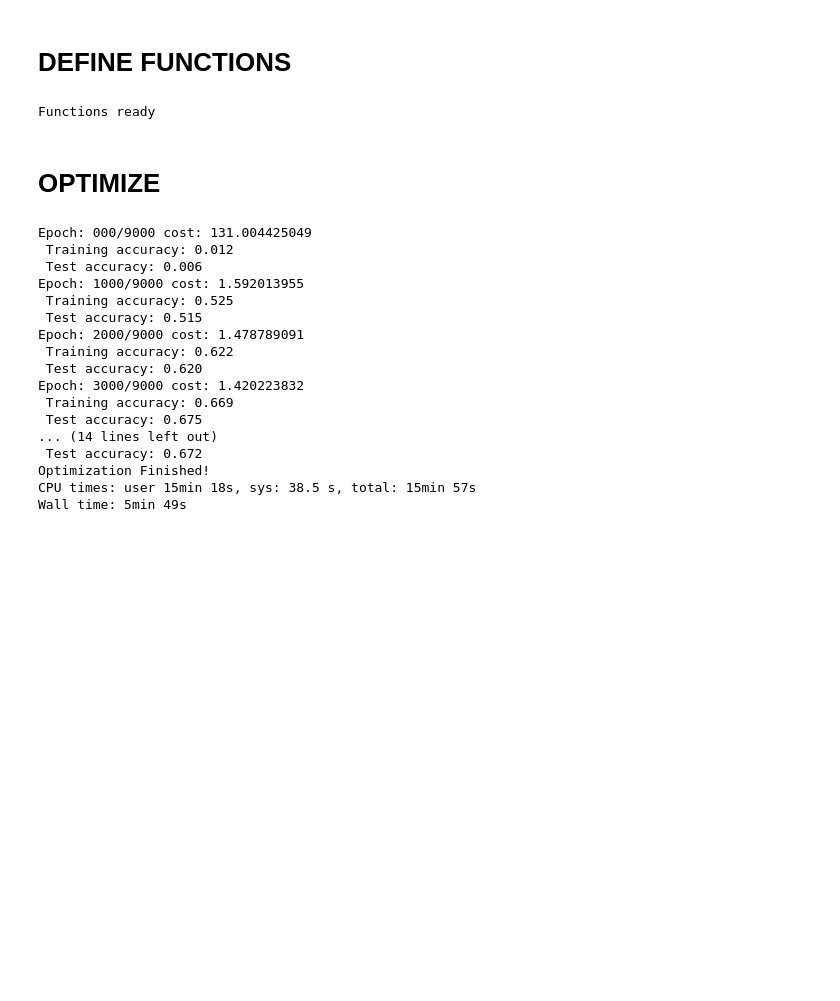
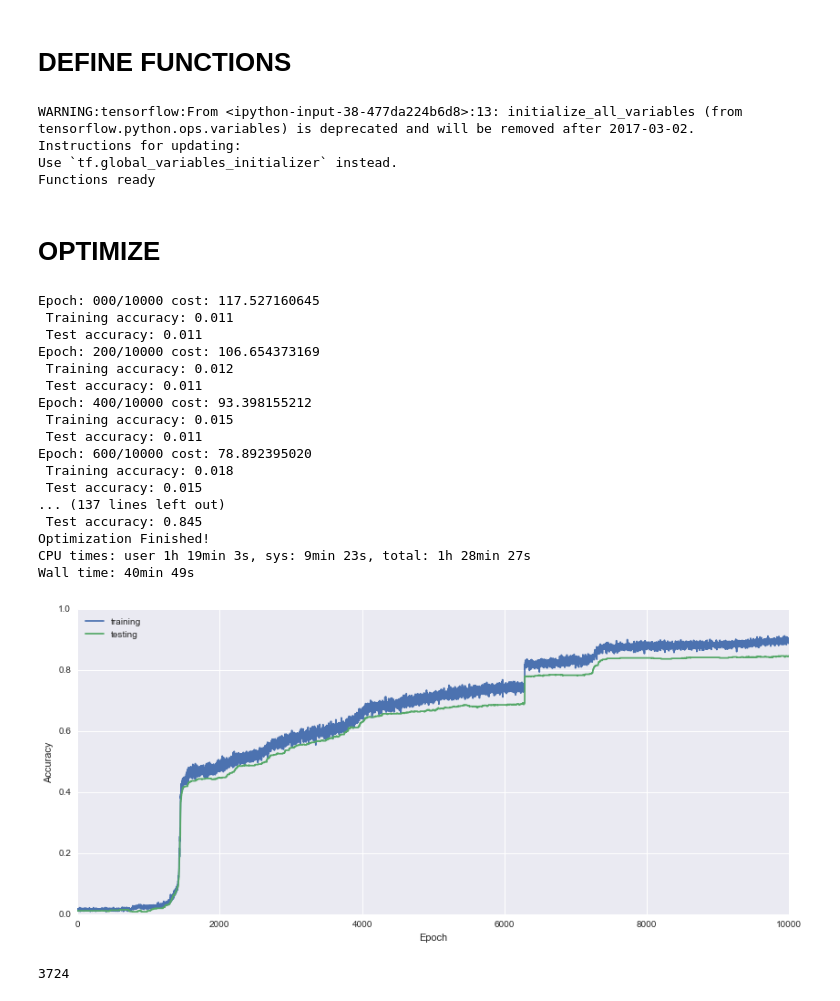
Before and after one commit to ElanaPearl/cs181-practicals, a Jupyter notebook: p2/Practical_2_NN.ipynb, the cells around one changed output. Saved outputs shown, nothing was run; the diff lists cells and outputs as text; code cells hidden in the pictures; blank space fills up the shorter version.

Commit message:
updating Practical_2_NN to plot train/test accuracy

```diff
--- a/p2/Practical_2_NN.ipynb
+++ b/p2/Practical_2_NN.ipynb
@@ -41,7 +44,7 @@ if testing:
 else:
     train_data = X_train
     test_data = X_test
-    train_label=Y_one_hot
+    train_label=Y_one_hot_train
 # %%
 ntrain = train_data.shape[0]
 dim = train_data.shape[1]
@@ -61,10 +64,10 @@ print ("%d classes" % (nclass))
 # %%
 tf.set_random_seed(0)
 # Parameters
-learning_rate   = 0.001
-training_epochs = 4000
+learning_rate   = 0.00001
+training_epochs = 10000
 batch_size      = ntrain
-display_step    = 1000
+display_step    = 200
 
 # Network Parameters
 n_hidden_1 = 50 # 1st layer num features
@@ -102,7 +105,7 @@ pred = multilayer_perceptron(x, weights, biases)
 final_pred = tf.argmax(pred,1)
 
 # Define loss and optimizer
-cost = tf.reduce_mean(tf.nn.softmax_cross_entropy_with_logits(pred, y))
+cost = tf.reduce_mean(tf.nn.softmax_cross_entropy_with_logits(logits= pred, labels = y))
 optm = tf.train.AdamOptimizer(learning_rate=learning_rate).minimize(cost)
 corr = tf.equal(tf.argmax(pred, 1), tf.argmax(y, 1))
 accr = tf.reduce_mean(tf.cast(corr, "float"))
@@ -111,6 +114,9 @@ accr = tf.reduce_mean(tf.cast(corr, "float"))
 init = tf.initialize_all_variables()
 print ("Functions ready")
 # %% [output]
+WARNING:tensorflow:From <ipython-input-38-477da224b6d8>:13: initialize_all_variables (from tensorflow.python.ops.variables) is deprecated and will be removed after 2017-03-02.
+Instructions for updating:
+Use `tf.global_variables_initializer` instead.
 Functions ready
 # %% [markdown]
 # OPTIMIZE
@@ -119,6 +125,10 @@ Functions ready
 # Launch the graph
 sess = tf.Session()
 sess.run(init)
+
+training_acc_list = []
+test_acc_list = []
+epoch_list = []
 
 # Training cycle
 for epoch in range(training_epochs):
@@ -135,35 +145,47 @@ for epoch in range(training_epochs):
         avg_cost += sess.run(cost,
                 feed_dict={x: batch_xs, y: batch_ys})/total_batch
         # Display logs per epoch step
+
+
+    train_acc = sess.run(accr, feed_dict={x: batch_xs, y: batch_ys})
+    training_acc_list.append(train_acc)
+
+
+    if testing:
+            test_acc = sess.run(accr, feed_dict={x: test_data, y: test_label})
+            test_acc_list.append(test_acc)
+    epoch_list.append(epoch)
+
     if epoch % display_step == 0:
         print ("Epoch: %03d/%03d cost: %.9f" %
                (epoch, training_epochs, avg_cost))
-        train_acc = sess.run(accr, feed_dict={x: batch_xs, y: batch_ys})
+        #train_acc = sess.run(accr, feed_dict={x: batch_xs, y: batch_ys})
         print (" Training accuracy: %.3f" % (train_acc))
         if testing:
-            test_acc = sess.run(accr, feed_dict={x: test_data, y: test_label})
+            #test_acc = sess.run(accr, feed_dict={x: test_data, y: test_label})
             print (" Test accuracy: %.3f" % (test_acc))
     if epoch == training_epochs - 1:
         y_pred = sess.run(final_pred, feed_dict={x: test_data})
 
+
 print ("Optimization Finished!")
 # %% [output]
-Epoch: 000/9000 cost: 131.004425049
+Epoch: 000/10000 cost: 117.527160645
+ Training accuracy: 0.011
+ Test accuracy: 0.011
+Epoch: 200/10000 cost: 106.654373169
  Training accuracy: 0.012
- Test accuracy: 0.006
-Epoch: 1000/9000 cost: 1.592013955
- Training accuracy: 0.525
- Test accuracy: 0.515
-Epoch: 2000/9000 cost: 1.478789091
- Training accuracy: 0.622
- Test accuracy: 0.620
-Epoch: 3000/9000 cost: 1.420223832
- Training accuracy: 0.669
- Test accuracy: 0.675
-... (14 lines left out)
- Test accuracy: 0.672
+ Test accuracy: 0.011
+Epoch: 400/10000 cost: 93.398155212
+ Training accuracy: 0.015
+ Test accuracy: 0.011
+Epoch: 600/10000 cost: 78.892395020
+ Training accuracy: 0.018
+ Test accuracy: 0.015
+... (137 lines left out)
+ Test accuracy: 0.845
 Optimization Finished!
-CPU times: user 15min 18s, sys: 38.5 s, total: 15min 57s
-Wall time: 5min 49s
+CPU times: user 1h 19min 3s, sys: 9min 23s, total: 1h 28min 27s
+Wall time: 40min 49s
 # %%
 if not testing:
@@ -170,0 +195,14 @@ if not testing:
+# %%
+plt.figure(figsize=(14,6))
+plt.plot(epoch_list, training_acc_list,label='training')
+plt.plot(epoch_list, test_acc_list,label='testing')
+plt.legend(loc='best')
+plt.xlabel('Epoch')
+plt.ylabel('Accuracy')
+plt.show()
+# %% [output]
+[figure, added]
+# %%
+len(test_ids)
+# %% [output]
+3724
```
Also changed, not shown: parts of 5 cells of this notebook.
